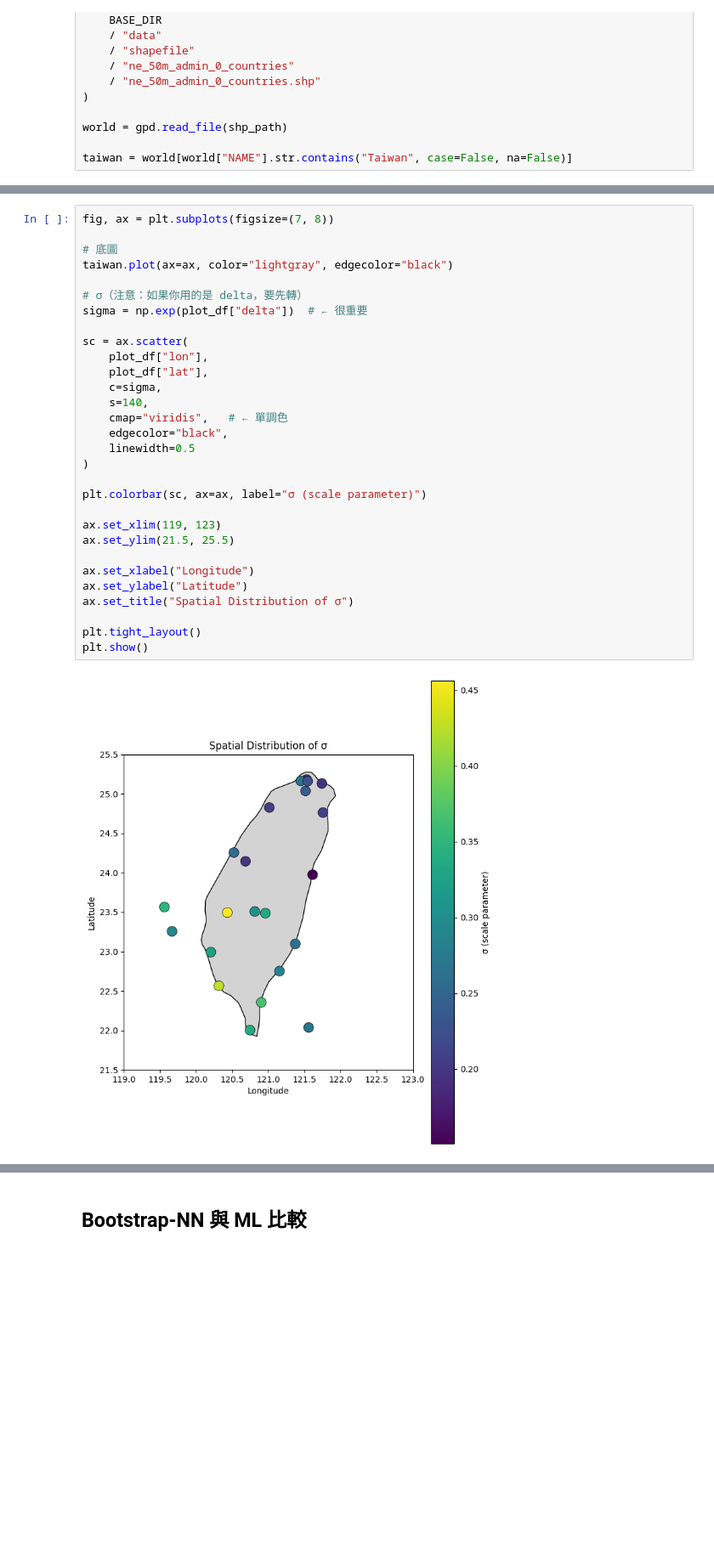
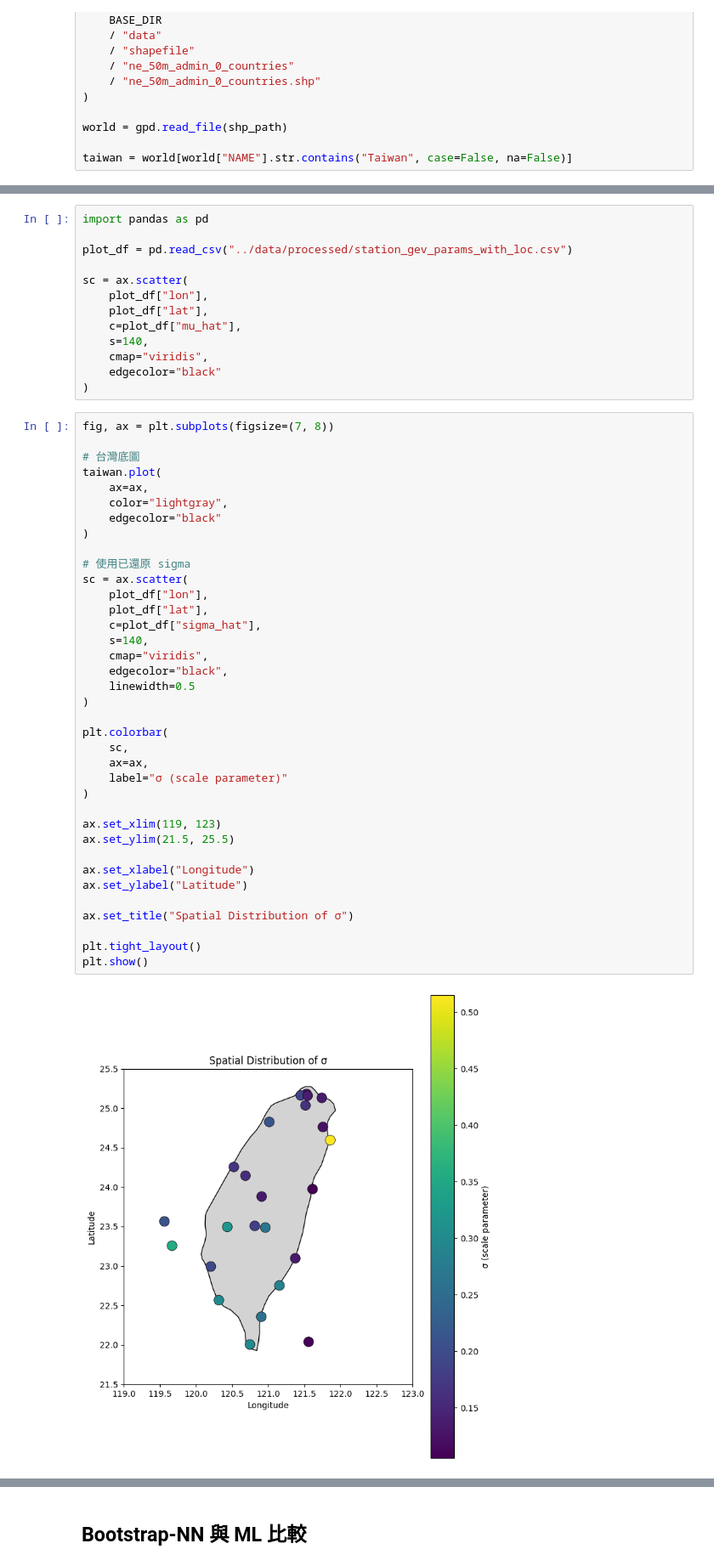
Before and after one commit to shu-ming0808/gev-use-nn, a Jupyter notebook: notebooks/main.ipynb, the cells around one changed output, grey strips where cells are left out. Shown at 85% size. Cells and saved outputs as stored; diff of their text form; blank space fills up the shorter version.

```diff
--- a/notebooks/main.ipynb
+++ b/notebooks/main.ipynb
@@ -262,33 +278,53 @@ NameError: name 'plot_df' is not defined
+# %%
+import pandas as pd
+
+plot_df = pd.read_csv("../data/processed/station_gev_params_with_loc.csv")
+
+sc = ax.scatter(
+    plot_df["lon"],
+    plot_df["lat"],
+    c=plot_df["mu_hat"],
+    s=140,
+    cmap="viridis",
+    edgecolor="black"
+)
 # %%
 fig, ax = plt.subplots(figsize=(7, 8))
 
-# 底圖
-taiwan.plot(ax=ax, color="lightgray", edgecolor="black")
+# 台灣底圖
+taiwan.plot(
+    ax=ax,
+    color="lightgray",
+    edgecolor="black"
+)
 
-# σ（注意：如果你用的是 delta，要先轉）
-sigma = np.exp(plot_df["delta"])  # ← 很重要
-
+# 使用已還原 sigma
 sc = ax.scatter(
     plot_df["lon"],
     plot_df["lat"],
-    c=sigma,
+    c=plot_df["sigma_hat"],
     s=140,
-    cmap="viridis",   # ← 單調色
+    cmap="viridis",
     edgecolor="black",
     linewidth=0.5
 )
 
-plt.colorbar(sc, ax=ax, label="σ (scale parameter)")
+plt.colorbar(
+    sc,
+    ax=ax,
+    label="σ (scale parameter)"
+)
 
 ax.set_xlim(119, 123)
 ax.set_ylim(21.5, 25.5)
 
 ax.set_xlabel("Longitude")
 ax.set_ylabel("Latitude")
+
 ax.set_title("Spatial Distribution of σ")
 
 plt.tight_layout()
 plt.show()
 # %% [output]
-[figure, old version]
+[figure, new version]
 # %% [markdown]
```
Also changed, not shown: parts of 7 cells of this notebook, 3 other files.
